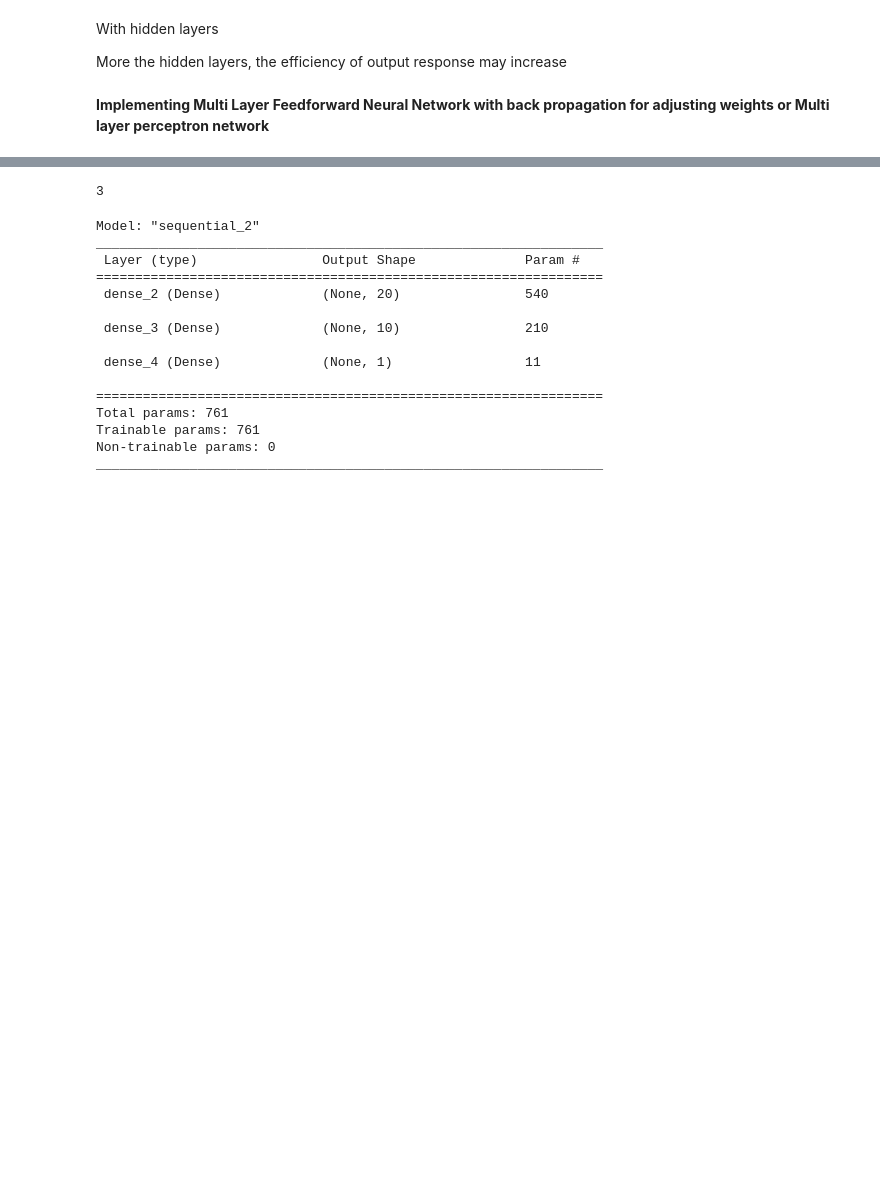
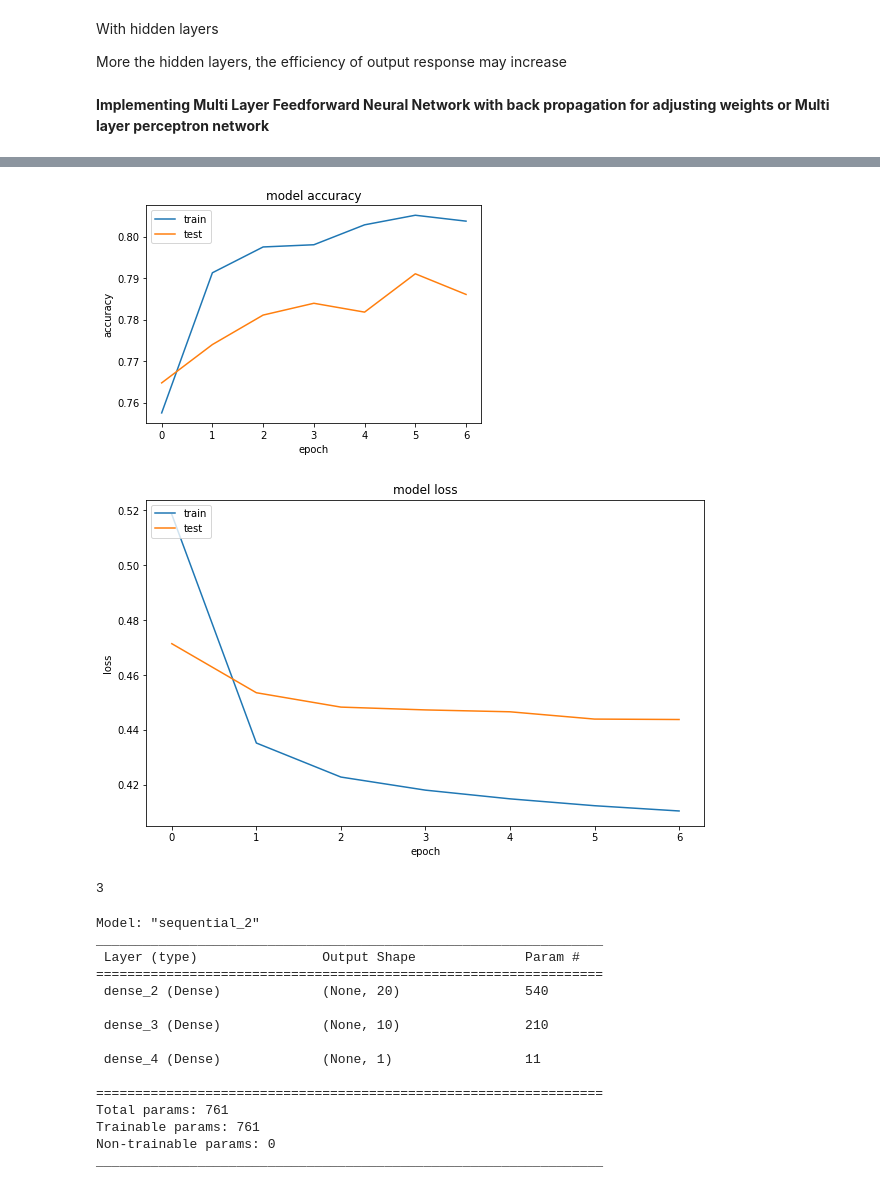
Before and after one commit to sowmini4901/CustomerChurnPrediction, a Jupyter notebook: TelcoCustomerChurn.ipynb, the cells around one changed output, grey strips where cells are left out. Cells and saved outputs as stored; diff of their text form; code cells hidden in the pictures; blank space fills up the shorter version.

```diff
--- a/TelcoCustomerChurn.ipynb
+++ b/TelcoCustomerChurn.ipynb
@@ -616,8 +659,8 @@ model1 = keras.Sequential([
 
 model1.compile(optimizer='adam',
               loss='binary_crossentropy',
-              metrics=['accuracy']
+              metrics=['mae','acc']
 )
-metrics=model1.fit(x_train,y_train,epochs=7,shuffle=True,batch_size=50)
+metrics=model1.fit(x_train,y_train,validation_data=(x_test,y_test),epochs=7,shuffle=True,batch_size=50)
 # %% [output]
 Epoch 1/7
@@ -637,3 +680,24 @@ Epoch 7/7
+# %%
+# summarize history for accuracy
+plt.plot(metrics.history['acc'])
+plt.plot(metrics.history['val_acc'])
+plt.title('model accuracy')
+plt.ylabel('accuracy')
+plt.xlabel('epoch')
+plt.legend(['train', 'test' ], loc='upper left')
+plt.show()
+# summarize history for loss
+plt.figure(figsize=(10,6))
+plt.plot(metrics.history['loss'])
+plt.plot(metrics.history['val_loss'])
+plt.title('model loss')
+plt.ylabel('loss')
+plt.xlabel('epoch')
+plt.legend(['train', 'test'], loc='upper left')
+plt.show()
+# %% [output]
+[figure, added]
+[figure, added]
 # %%
 len(model1.layers)
 # %% [output]
```
Also changed, not shown: parts of 15 cells of this notebook.
